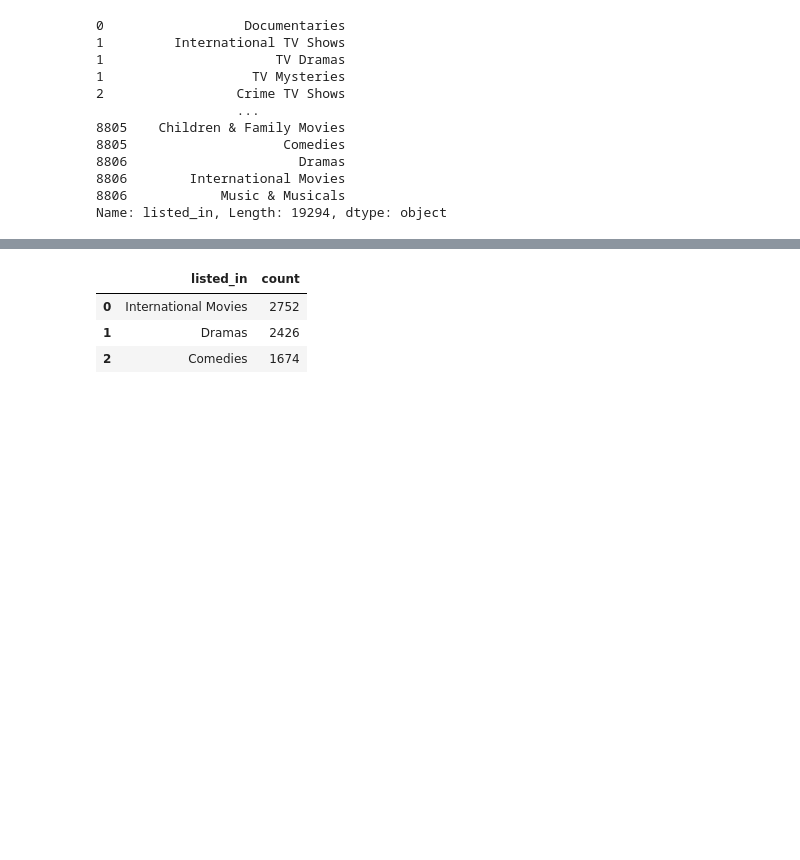
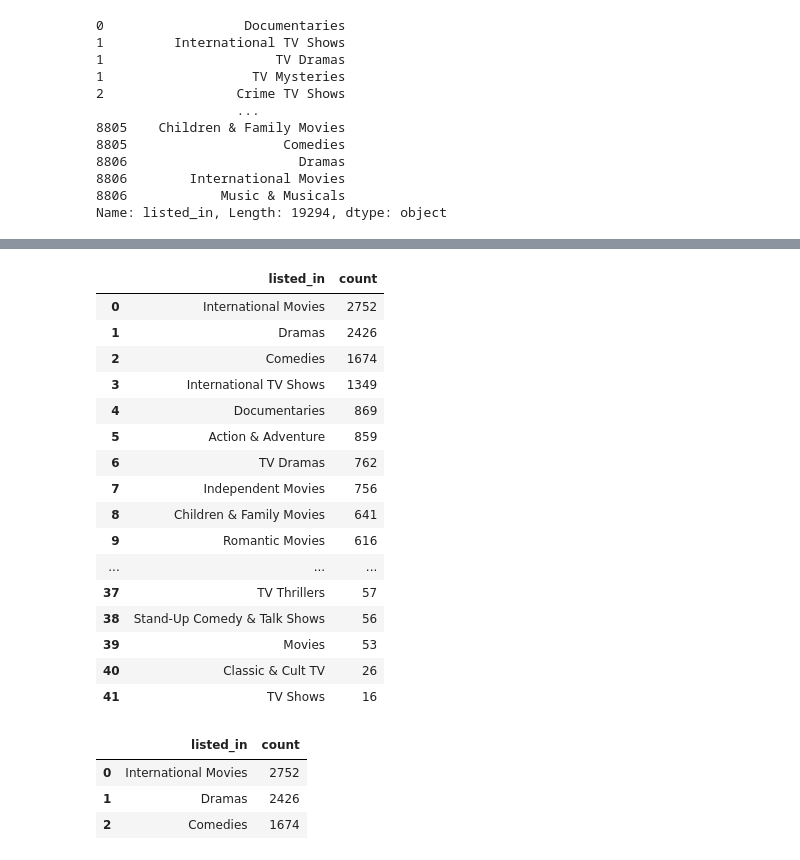
Before and after one commit to minju3212/Python_Webscraping_Analysis, a Jupyter notebook: 09.넷플릭스 데이터 분석 프로젝트.ipynb, the cells around one changed output, grey strips where cells are left out. Saved outputs shown, nothing was run; the diff lists cells and outputs as text; code cells hidden in the pictures; blank space fills up the shorter version.

```diff
--- a/09.넷플릭스 데이터 분석 프로젝트.ipynb
+++ b/09.넷플릭스 데이터 분석 프로젝트.ipynb
@@ -728 +748,21 @@ Name: listed_in, Length: 19294, dtype: object
+# %%
+genre_series.value_counts().reset_index()
+# %% [output]
+|  | listed_in | count |
+| 0 | International Movies | 2752 |
+| 1 | Dramas | 2426 |
+| 2 | Comedies | 1674 |
+| 3 | International TV Shows | 1349 |
+| 4 | Documentaries | 869 |
+| 5 | Action & Adventure | 859 |
+| 6 | TV Dramas | 762 |
+| 7 | Independent Movies | 756 |
+| 8 | Children & Family Movies | 641 |
+| 9 | Romantic Movies | 616 |
+| ... | ... | ... |
+| 37 | TV Thrillers | 57 |
+| 38 | Stand-Up Comedy & Talk Shows | 56 |
+| 39 | Movies | 53 |
+| 40 | Classic & Cult TV | 26 |
+| 41 | TV Shows | 16 |
 # %%
```
Also changed, not shown: parts of 5 cells of this notebook, 1 other file.
